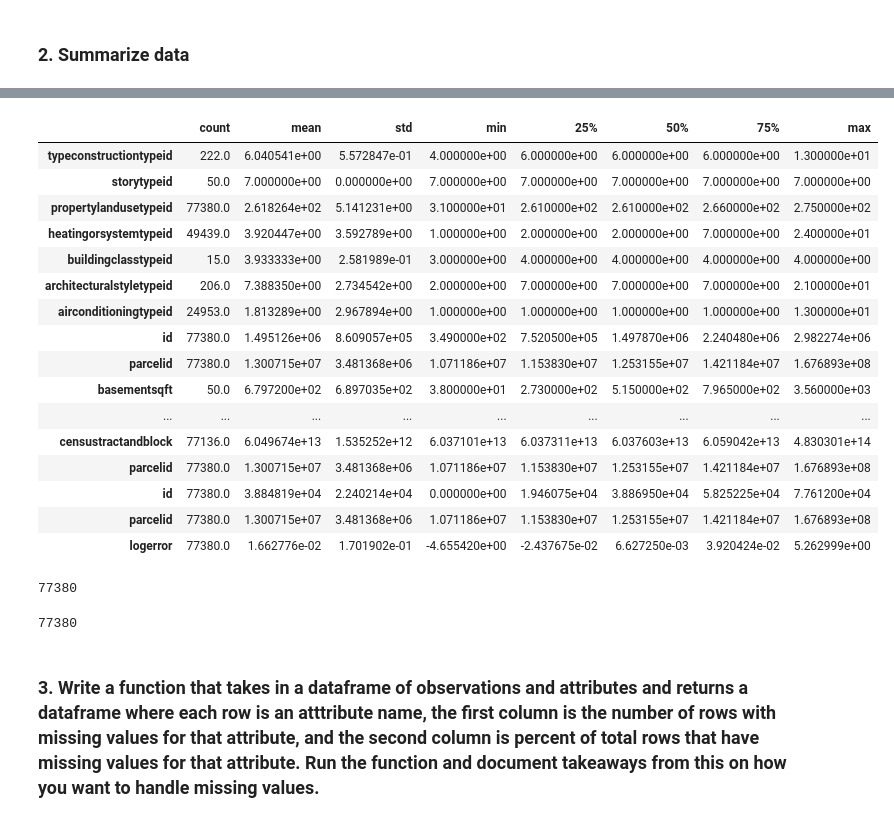
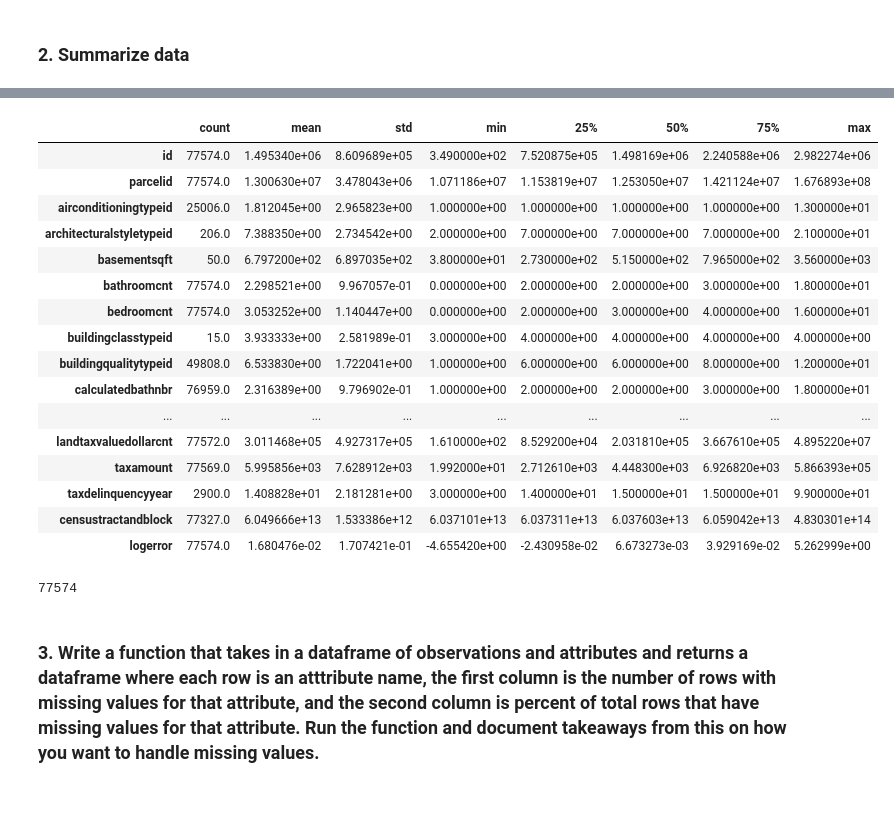
Before and after one commit to kristofer-rivera/clustering-exercises, a Jupyter notebook: zillow.ipynb, the cells around one changed output, grey strips where cells are left out. Saved outputs shown, nothing was run; the diff lists cells and outputs as text; code cells hidden in the pictures.

```diff
--- a/zillow.ipynb
+++ b/zillow.ipynb
@@ -22,6 +22,7 @@ import seaborn as sns
 ### 1. Acquire Data from SQL Server
 # %%
 # Create SQL query
+## Included class solution as alternate
 
 query = '''
 SELECT * FROM properties_2017 AS prop
@@ -40,6 +41,36 @@ AND YEAR(pred.transactiondate) = 2017;
 
 '''
 
-zillow = pd.read_sql(query, get_db_url('zillow'))
-zillow.head()
+alternate = '''
+SELECT prop.*,
+       pred.logerror,
+       pred.transactiondate,
+       air.airconditioningdesc,
+       arch.architecturalstyledesc,
+       build.buildingclassdesc,
+       heat.heatingorsystemdesc,
+       landuse.propertylandusedesc,
+       story.storydesc,
+       construct.typeconstructiondesc
+
+FROM   properties_2017 prop
+       INNER JOIN (SELECT parcelid,
+       					  logerror,
+                          Max(transactiondate) transactiondate
+                   FROM   predictions_2017
+                   GROUP  BY parcelid, logerror) pred
+               USING (parcelid)
+       LEFT JOIN airconditioningtype air USING (airconditioningtypeid)
+       LEFT JOIN architecturalstyletype arch USING (architecturalstyletypeid)
+       LEFT JOIN buildingclasstype build USING (buildingclasstypeid)
+       LEFT JOIN heatingorsystemtype heat USING (heatingorsystemtypeid)
+       LEFT JOIN propertylandusetype landuse USING (propertylandusetypeid)
+       LEFT JOIN storytype story USING (storytypeid)
+       LEFT JOIN typeconstructiontype construct USING (typeconstructiontypeid)
+WHERE  prop.latitude IS NOT NULL
+       AND prop.longitude IS NOT NULL AND transactiondate <= '2017-12-31'
+'''
+
+df = pd.read_sql(alternate, get_db_url('zillow'))
+df.head()
 # %% [output]
@@ -79,31 +110,27 @@ memory usage: 42.5+ MB
 # %%
-zillow.describe().T
+df.describe().T
 # %% [output]
 |  | count | mean | std | min | 25% | 50% | 75% | max |
-| typeconstructiontypeid | 222.0 | 6.040541e+00 | 5.572847e-01 | 4.000000e+00 | 6.000000e+00 | 6.000000e+00 | 6.000000e+00 | 1.300000e+01 |
-| storytypeid | 50.0 | 7.000000e+00 | 0.000000e+00 | 7.000000e+00 | 7.000000e+00 | 7.000000e+00 | 7.000000e+00 | 7.000000e+00 |
-| propertylandusetypeid | 77380.0 | 2.618264e+02 | 5.141231e+00 | 3.100000e+01 | 2.610000e+02 | 2.610000e+02 | 2.660000e+02 | 2.750000e+02 |
-| heatingorsystemtypeid | 49439.0 | 3.920447e+00 | 3.592789e+00 | 1.000000e+00 | 2.000000e+00 | 2.000000e+00 | 7.000000e+00 | 2.400000e+01 |
+| id | 77574.0 | 1.495340e+06 | 8.609689e+05 | 3.490000e+02 | 7.520875e+05 | 1.498169e+06 | 2.240588e+06 | 2.982274e+06 |
+| parcelid | 77574.0 | 1.300630e+07 | 3.478043e+06 | 1.071186e+07 | 1.153819e+07 | 1.253050e+07 | 1.421124e+07 | 1.676893e+08 |
+| airconditioningtypeid | 25006.0 | 1.812045e+00 | 2.965823e+00 | 1.000000e+00 | 1.000000e+00 | 1.000000e+00 | 1.000000e+00 | 1.300000e+01 |
+| architecturalstyletypeid | 206.0 | 7.388350e+00 | 2.734542e+00 | 2.000000e+00 | 7.000000e+00 | 7.000000e+00 | 7.000000e+00 | 2.100000e+01 |
+| basementsqft | 50.0 | 6.797200e+02 | 6.897035e+02 | 3.800000e+01 | 2.730000e+02 | 5.150000e+02 | 7.965000e+02 | 3.560000e+03 |
+| bathroomcnt | 77574.0 | 2.298521e+00 | 9.967057e-01 | 0.000000e+00 | 2.000000e+00 | 2.000000e+00 | 3.000000e+00 | 1.800000e+01 |
+| bedroomcnt | 77574.0 | 3.053252e+00 | 1.140447e+00 | 0.000000e+00 | 2.000000e+00 | 3.000000e+00 | 4.000000e+00 | 1.600000e+01 |
 | buildingclasstypeid | 15.0 | 3.933333e+00 | 2.581989e-01 | 3.000000e+00 | 4.000000e+00 | 4.000000e+00 | 4.000000e+00 | 4.000000e+00 |
-| architecturalstyletypeid | 206.0 | 7.388350e+00 | 2.734542e+00 | 2.000000e+00 | 7.000000e+00 | 7.000000e+00 | 7.000000e+00 | 2.100000e+01 |
-| airconditioningtypeid | 24953.0 | 1.813289e+00 | 2.967894e+00 | 1.000000e+00 | 1.000000e+00 | 1.000000e+00 | 1.000000e+00 | 1.300000e+01 |
-| id | 77380.0 | 1.495126e+06 | 8.609057e+05 | 3.490000e+02 | 7.520500e+05 | 1.497870e+06 | 2.240480e+06 | 2.982274e+06 |
-| parcelid | 77380.0 | 1.300715e+07 | 3.481368e+06 | 1.071186e+07 | 1.153830e+07 | 1.253155e+07 | 1.421184e+07 | 1.676893e+08 |
-| basementsqft | 50.0 | 6.797200e+02 | 6.897035e+02 | 3.800000e+01 | 2.730000e+02 | 5.150000e+02 | 7.965000e+02 | 3.560000e+03 |
+| buildingqualitytypeid | 49808.0 | 6.533830e+00 | 1.722041e+00 | 1.000000e+00 | 6.000000e+00 | 6.000000e+00 | 8.000000e+00 | 1.200000e+01 |
+| calculatedbathnbr | 76959.0 | 2.316389e+00 | 9.796902e-01 | 1.000000e+00 | 2.000000e+00 | 2.000000e+00 | 3.000000e+00 | 1.800000e+01 |
 | ... | ... | ... | ... | ... | ... | ... | ... | ... |
-| censustractandblock | 77136.0 | 6.049674e+13 | 1.535252e+12 | 6.037101e+13 | 6.037311e+13 | 6.037603e+13 | 6.059042e+13 | 4.830301e+14 |
-| parcelid | 77380.0 | 1.300715e+07 | 3.481368e+06 | 1.071186e+07 | 1.153830e+07 | 1.253155e+07 | 1.421184e+07 | 1.676893e+08 |
-| id | 77380.0 | 3.884819e+04 | 2.240214e+04 | 0.000000e+00 | 1.946075e+04 | 3.886950e+04 | 5.825225e+04 | 7.761200e+04 |
-| parcelid | 77380.0 | 1.300715e+07 | 3.481368e+06 | 1.071186e+07 | 1.153830e+07 | 1.253155e+07 | 1.421184e+07 | 1.676893e+08 |
-| logerror | 77380.0 | 1.662776e-02 | 1.701902e-01 | -4.655420e+00 | -2.437675e-02 | 6.627250e-03 | 3.920424e-02 | 5.262999e+00 |
+| landtaxvaluedollarcnt | 77572.0 | 3.011468e+05 | 4.927317e+05 | 1.610000e+02 | 8.529200e+04 | 2.031810e+05 | 3.667610e+05 | 4.895220e+07 |
+| taxamount | 77569.0 | 5.995856e+03 | 7.628912e+03 | 1.992000e+01 | 2.712610e+03 | 4.448300e+03 | 6.926820e+03 | 5.866393e+05 |
+| taxdelinquencyyear | 2900.0 | 1.408828e+01 | 2.181281e+00 | 3.000000e+00 | 1.400000e+01 | 1.500000e+01 | 1.500000e+01 | 9.900000e+01 |
+| censustractandblock | 77327.0 | 6.049666e+13 | 1.533386e+12 | 6.037101e+13 | 6.037311e+13 | 6.037603e+13 | 6.059042e+13 | 4.830301e+14 |
+| logerror | 77574.0 | 1.680476e-02 | 1.707421e-01 | -4.655420e+00 | -2.430958e-02 | 6.673273e-03 | 3.929169e-02 | 5.262999e+00 |
-# %%
-zillow.shape[0]
-# %% [output]
-77380
 # %%
-len(zillow)
+len(df)
 # %% [output]
-77380
+77574
 # %% [markdown]
 ### 3. Write a function that takes in a dataframe of observations and attributes and returns a dataframe where each row is an atttribute name, the first column is the number of rows with missing values for that attribute, and the second column is percent of total rows that have missing values for that attribute. Run the function and document takeaways from this on how you want to handle missing values.
 # %%
```
Also changed, not shown: parts of 18 cells of this notebook, 1 other file.
